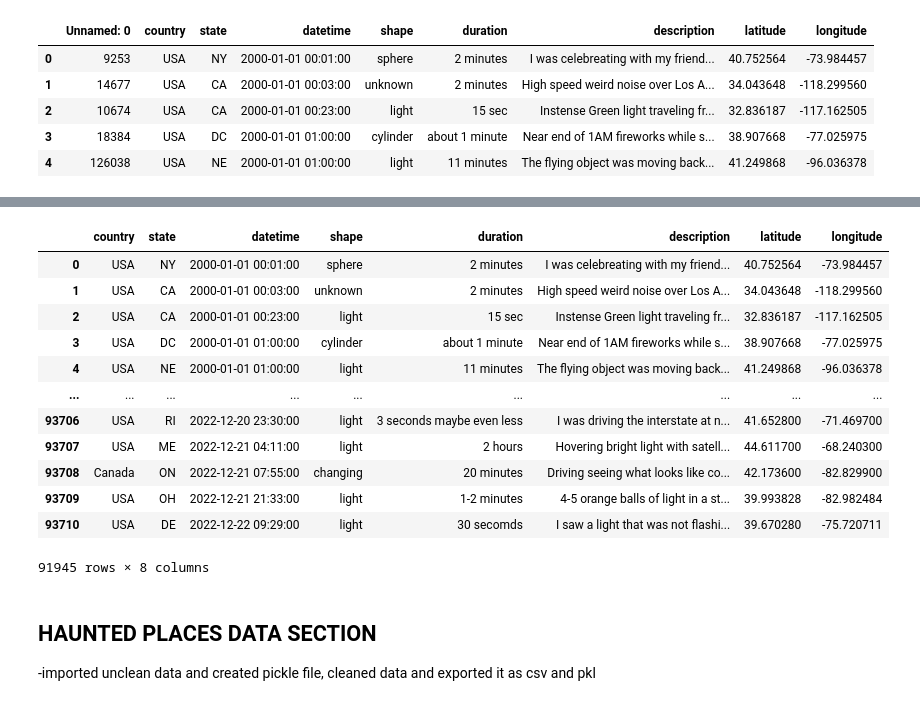
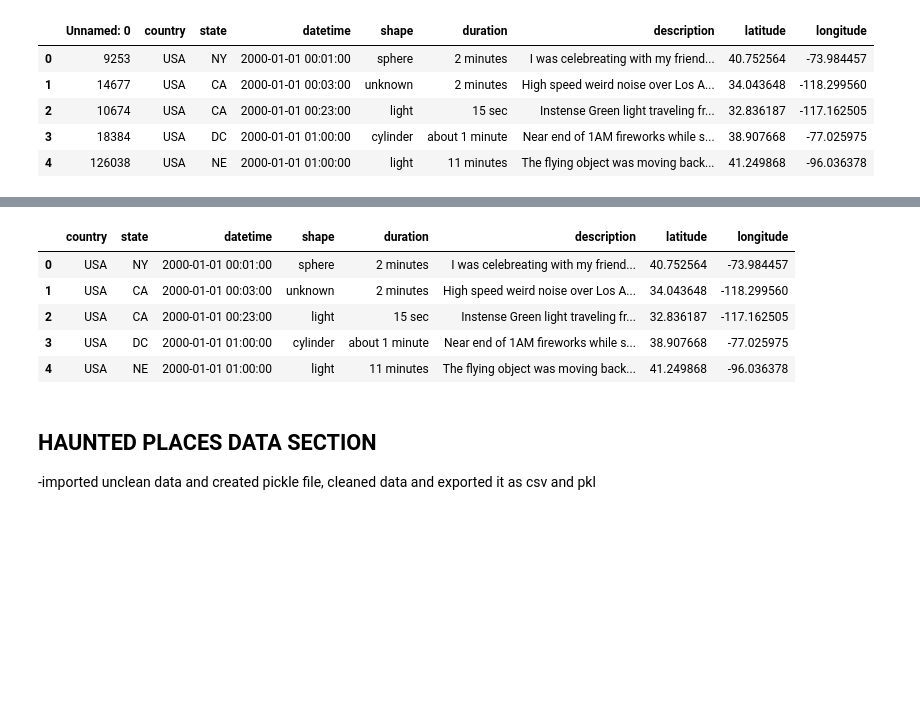
Before and after one commit to Morgen-Henry/supernatural_map, a Jupyter notebook: Data Cleaning/datacleaning.ipynb, the cells around one changed output, grey strips where cells are left out. Cells and saved outputs as stored; diff of their text form; code cells hidden in the pictures; blank space fills up the shorter version.

```diff
--- a/Data Cleaning/datacleaning.ipynb
+++ b/Data Cleaning/datacleaning.ipynb
@@ -286,9 +288,8 @@ ufo_sorted.head()
 # %%
 # ufo_sorted.columns
 
-# ufo_sorted = ufo_sorted.drop(columns=['Unnamed: 0'])
-# ufo_sorted.head()
-ufo_sorted
+ufo_sorted = ufo_sorted.drop(columns=['Unnamed: 0'])
+ufo_sorted.head()
 # %% [output]
 |  | country | state | datetime | shape | duration | description | latitude | longitude |
 | 0 | USA | NY | 2000-01-01 00:01:00 | sphere | 2 minutes | I was celebreating with my friend... | 40.752564 | -73.984457 |
@@ -306,27 +300,20 @@ ufo_sorted
 # %%
 # remove all coordinates outside of the united states, alaska, and hawaii
 
 UFO_USA_CONT = ufo_sorted.loc[((ufo_sorted['latitude'] >= 24.0) & (ufo_sorted['latitude'] <= 49.0) &
                             (ufo_sorted['longitude'] <= -66.0) & (ufo_sorted['longitude'] >= -125.0)) |
                             ((ufo_sorted['latitude'] >= 55.0) & (ufo_sorted['latitude'] <= 72.0) &
                             (ufo_sorted['longitude'] <= -130) & (ufo_sorted['longitude'] >= -180.0)) |
                             ((ufo_sorted['latitude'] >= 19.0) & (ufo_sorted['latitude'] <= 29.0) &
                             (ufo_sorted['longitude'] <= -155.0) & (ufo_sorted['longitude'] >= -179.0))]
-UFO_USA_CONT
+UFO_USA_CONT.head()
 # %% [output]
 |  | country | state | datetime | shape | duration | description | latitude | longitude |
 | 0 | USA | NY | 2000-01-01 00:01:00 | sphere | 2 minutes | I was celebreating with my friend... | 40.752564 | -73.984457 |
 | 1 | USA | CA | 2000-01-01 00:03:00 | unknown | 2 minutes | High speed weird noise over Los A... | 34.043648 | -118.299560 |
 | 2 | USA | CA | 2000-01-01 00:23:00 | light | 15 sec | Instense Green light traveling fr... | 32.836187 | -117.162505 |
 | 3 | USA | DC | 2000-01-01 01:00:00 | cylinder | about 1 minute | Near end of 1AM fireworks while s... | 38.907668 | -77.025975 |
 | 4 | USA | NE | 2000-01-01 01:00:00 | light | 11 minutes | The flying object was moving back... | 41.249868 | -96.036378 |
-| ... | ... | ... | ... | ... | ... | ... | ... | ... |
-| 93706 | USA | RI | 2022-12-20 23:30:00 | light | 3 seconds maybe even less | I was driving the interstate at n... | 41.652800 | -71.469700 |
-| 93707 | USA | ME | 2022-12-21 04:11:00 | light | 2 hours | Hovering bright light with satell... | 44.611700 | -68.240300 |
-| 93708 | Canada | ON | 2022-12-21 07:55:00 | changing | 20 minutes | Driving seeing what looks like co... | 42.173600 | -82.829900 |
-| 93709 | USA | OH | 2022-12-21 21:33:00 | light | 1-2 minutes | 4-5 orange balls of light in a st... | 39.993828 | -82.982484 |
-| 93710 | USA | DE | 2022-12-22 09:29:00 | light | 30 secomds | I saw a light that was not flashi... | 39.670280 | -75.720711 |
-91945 rows × 8 columns
 # %%
 UFO_USA_CONT.to_pickle("..//Data Cleaning/resources/ufo_data.pkl")
 # %%
```
Also changed, not shown: parts of 9 cells of this notebook, 4 other files.
